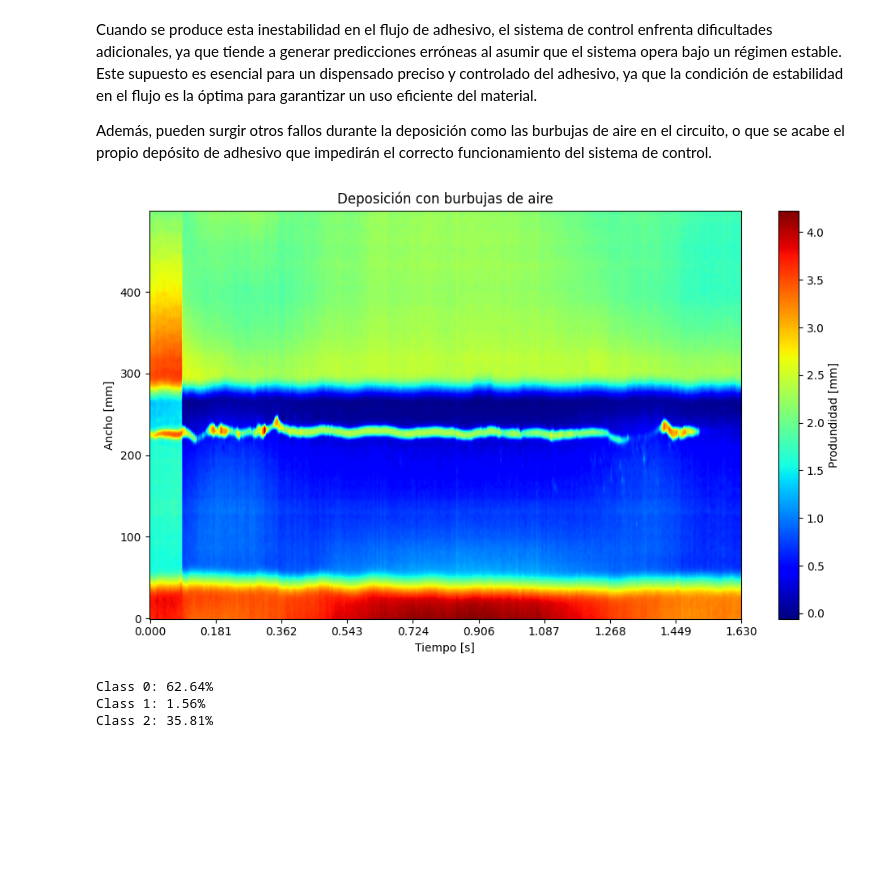
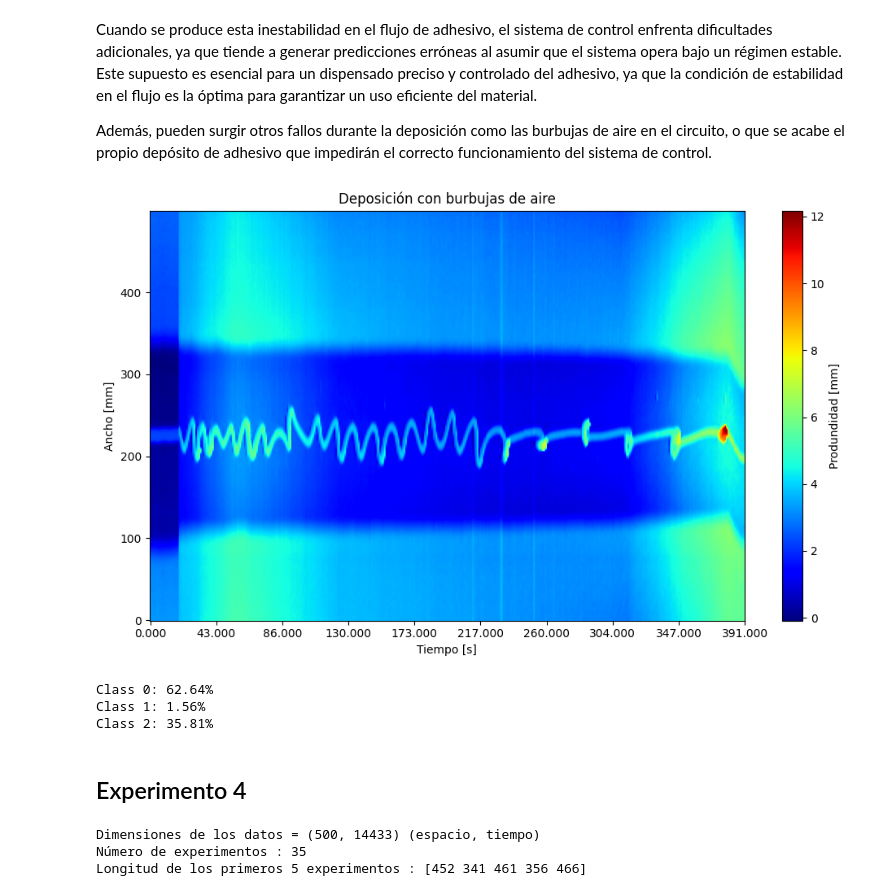
Before and after one commit to alfredorguez/CCODA, a Jupyter notebook: docs/etiquetadoDatos.ipynb, the cells around one changed output. Cells and saved outputs as stored; diff of their text form; code cells hidden in the pictures; blank space fills up the shorter version.

Commit message:
Data augmentation 1

```diff
--- a/docs/etiquetadoDatos.ipynb
+++ b/docs/etiquetadoDatos.ipynb
@@ -55,10 +57,10 @@ Cuando se produce esta inestabilidad en el flujo de adhesivo, el sistema de cont
 
 Además, pueden surgir otros fallos durante la deposición como las burbujas de aire en el circuito, o que se acabe el propio depósito de adhesivo que impedirán el correcto funcionamiento del sistema de control.
 # %%
-XX, UU = obtenerExperimento(X,U,sizeExp,34)
-visualizarPerfiles(XX, title="Deposición con burbujas de aire", colormap='jet')
+XX, UU = obtenerExperimento(X,U,sizeExp,13)
+visualizarPerfiles(XX, title="Deposición con burbujas de aire", colormap='jet',tm=1)
 # %% [output]
-[figure, old version]
+[figure, new version]
 # %%
 # Etiquetado de los datos
 Y = np.zeros((Q,1))
@@ -188,3 +190,26 @@ for i, percentage in enumerate(class_percentages):
 Class 0: 62.64%
 Class 1: 1.56%
 Class 2: 35.81%
+# %% [markdown]
+## Experimento 4
+# %%
+data = mat73.loadmat(r'../datos/experimento4_sep.mat')
+
+X = data["X"]
+U = data["U"]
+N = data["N"]
+
+sizeExp = np.insert(data["N"],0,0).astype(int)
+sizeExp = sizeExp[1:]
+
+tm = 5e-3 # Tiempo de muestreo
+Q = np.size(U,0) # Número de muestras
+t = np.arange(0, Q*tm, tm) # Vector de tiempo
+
+print(f"Dimensiones de los datos = {X.T.shape} (espacio, tiempo)")
+print(f"Número de experimentos : {len(sizeExp)-1}")
+print(f"Longitud de los primeros 5 experimentos : {sizeExp[:5]}")
+# %% [output]
+Dimensiones de los datos = (500, 14433) (espacio, tiempo)
+Número de experimentos : 35
+Longitud de los primeros 5 experimentos : [452 341 461 356 466]
```
Also changed, not shown: parts of 4 cells of this notebook, 11 other files.
